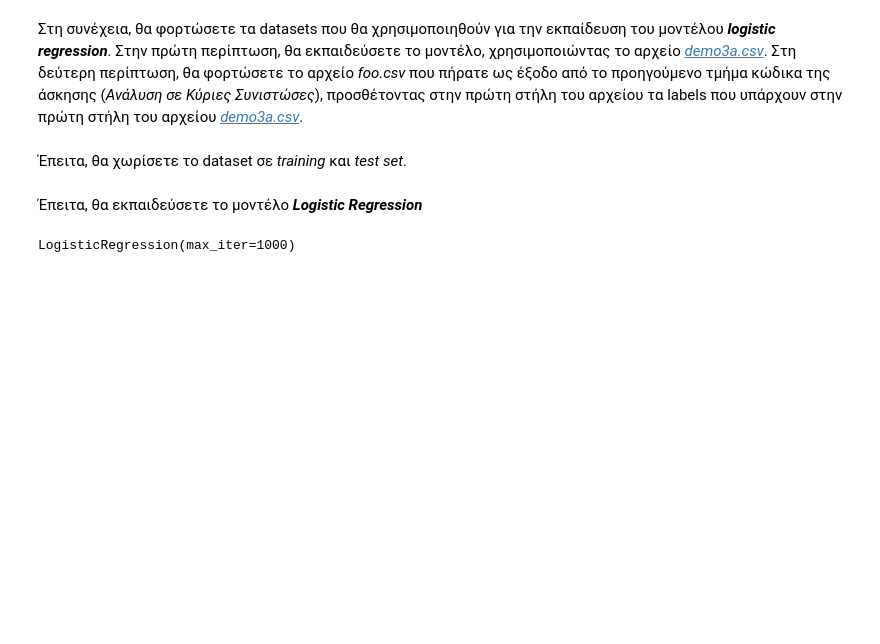
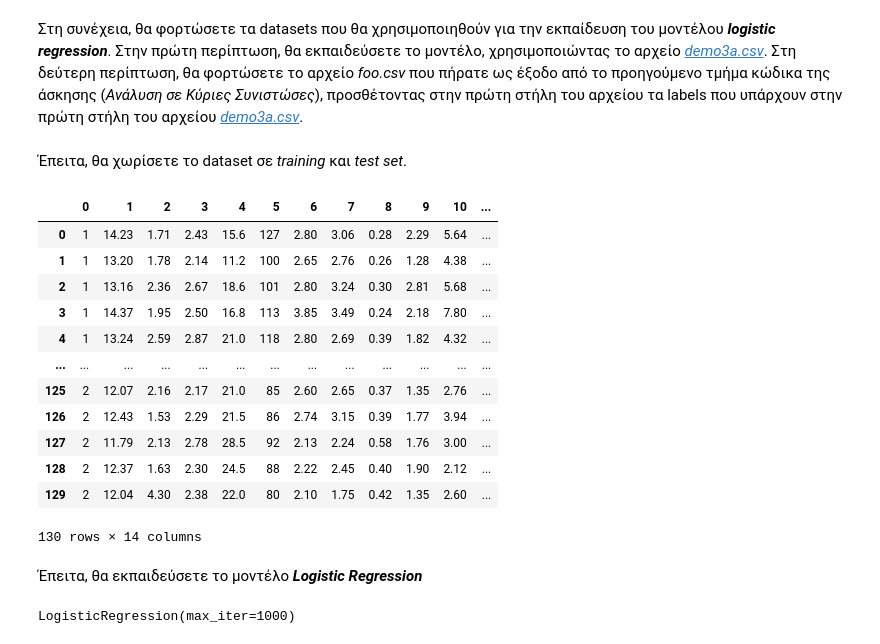
Before and after one commit to billdepo/Stochastic-Processes-Optimization-labs, a Jupyter notebook: lab2/Depastas_lab2_PCA.ipynb, the cells around one changed output. Drawn from its saved outputs; the diff is of its cells as text; code cells hidden in the pictures; blank space fills up the shorter version.

```diff
--- a/lab2/Depastas_lab2_PCA.ipynb
+++ b/lab2/Depastas_lab2_PCA.ipynb
@@ -212,6 +234,22 @@ df = pd.read_csv("demo3a.csv")
 #df = pd.read_csv("foo.csv")
 # %% [markdown]
 <p>Έπειτα, θα χωρίσετε το dataset σε <i>training</i> και <i>test set</i>.</p>
+# %%
+df
+# %% [output]
+|  | 0 | 1 | 2 | 3 | 4 | 5 | 6 | 7 | 8 | 9 | 10 | ... |
+| 0 | 1 | 14.23 | 1.71 | 2.43 | 15.6 | 127 | 2.80 | 3.06 | 0.28 | 2.29 | 5.64 | ... |
+| 1 | 1 | 13.20 | 1.78 | 2.14 | 11.2 | 100 | 2.65 | 2.76 | 0.26 | 1.28 | 4.38 | ... |
+| 2 | 1 | 13.16 | 2.36 | 2.67 | 18.6 | 101 | 2.80 | 3.24 | 0.30 | 2.81 | 5.68 | ... |
+| 3 | 1 | 14.37 | 1.95 | 2.50 | 16.8 | 113 | 3.85 | 3.49 | 0.24 | 2.18 | 7.80 | ... |
+| 4 | 1 | 13.24 | 2.59 | 2.87 | 21.0 | 118 | 2.80 | 2.69 | 0.39 | 1.82 | 4.32 | ... |
+| ... | ... | ... | ... | ... | ... | ... | ... | ... | ... | ... | ... | ... |
+| 125 | 2 | 12.07 | 2.16 | 2.17 | 21.0 | 85 | 2.60 | 2.65 | 0.37 | 1.35 | 2.76 | ... |
+| 126 | 2 | 12.43 | 1.53 | 2.29 | 21.5 | 86 | 2.74 | 3.15 | 0.39 | 1.77 | 3.94 | ... |
+| 127 | 2 | 11.79 | 2.13 | 2.78 | 28.5 | 92 | 2.13 | 2.24 | 0.58 | 1.76 | 3.00 | ... |
+| 128 | 2 | 12.37 | 1.63 | 2.30 | 24.5 | 88 | 2.22 | 2.45 | 0.40 | 1.90 | 2.12 | ... |
+| 129 | 2 | 12.04 | 4.30 | 2.38 | 22.0 | 80 | 2.10 | 1.75 | 0.42 | 1.35 | 2.60 | ... |
+130 rows × 14 columns
 # %%
 # Separate the input features from the target variable
 x = df.iloc[:,1:13].values
```
Also changed, not shown: parts of 17 cells of this notebook.
